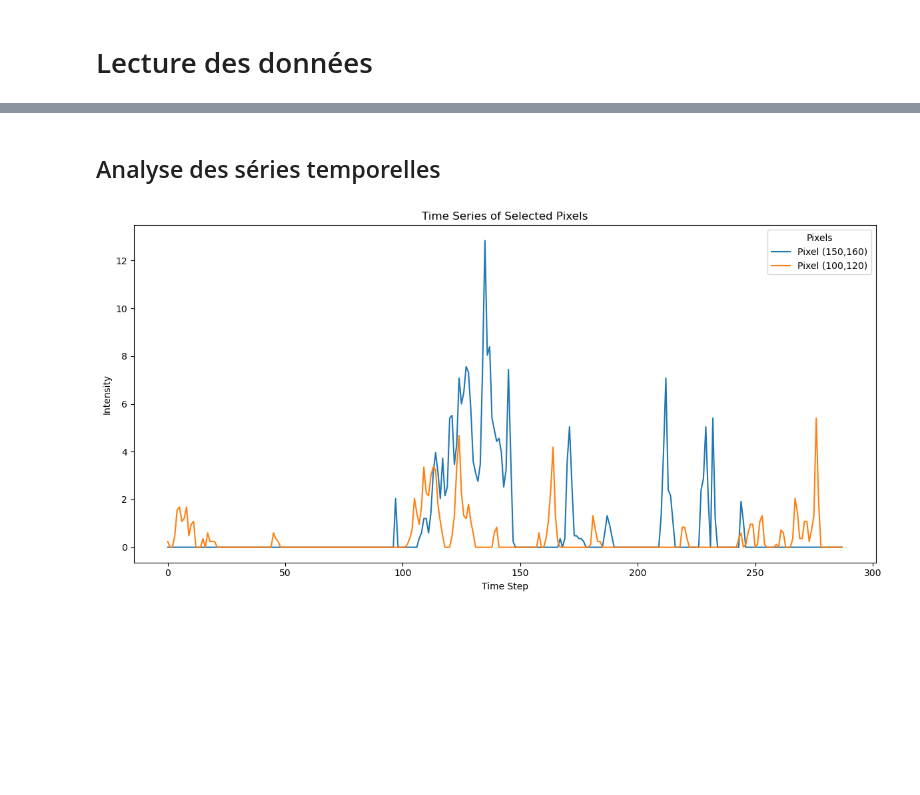
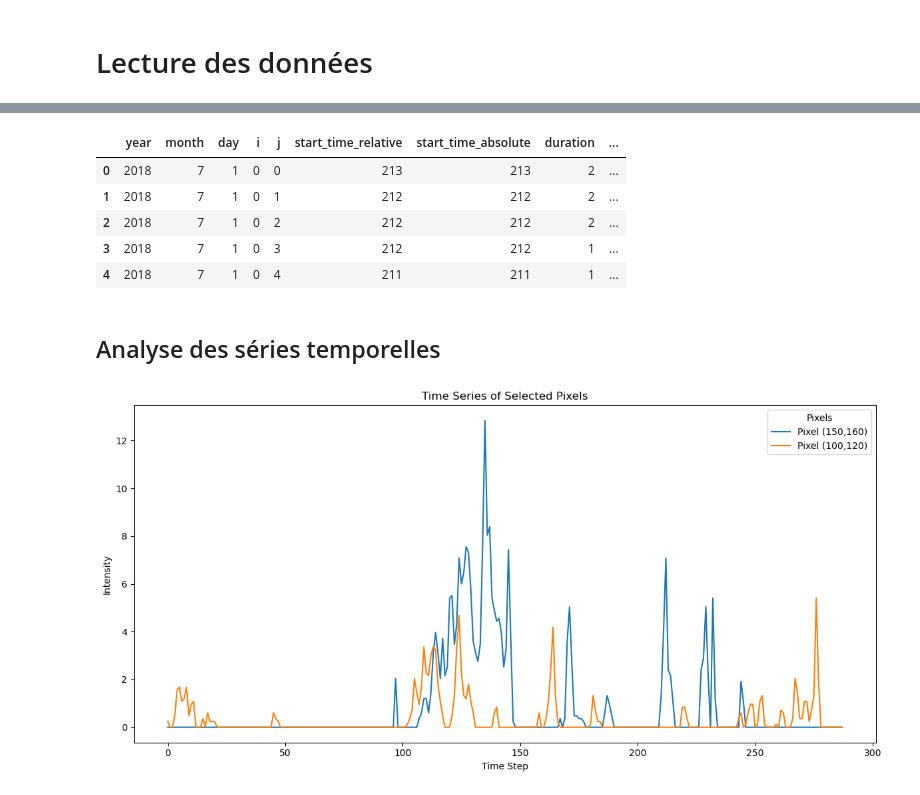
Before and after one commit to benjamin-feldman/precipitations, a Jupyter notebook: notebooks/exploration.ipynb, the cells around one changed output, grey strips where cells are left out. Cells and saved outputs as stored; diff of their text form; code cells hidden in the pictures; blank space fills up the shorter version.

```diff
--- a/notebooks/exploration.ipynb
+++ b/notebooks/exploration.ipynb
@@ -43,3 +37,12 @@ df[FEATURES].describe()
+# %%
+df.head()
+# %% [output]
+|  | year | month | day | i | j | start_time_relative | start_time_absolute | duration | ... |
+| 0 | 2018 | 7 | 1 | 0 | 0 | 213 | 213 | 2 | ... |
+| 1 | 2018 | 7 | 1 | 0 | 1 | 212 | 212 | 2 | ... |
+| 2 | 2018 | 7 | 1 | 0 | 2 | 212 | 212 | 2 | ... |
+| 3 | 2018 | 7 | 1 | 0 | 3 | 212 | 212 | 1 | ... |
+| 4 | 2018 | 7 | 1 | 0 | 4 | 211 | 211 | 1 | ... |
 # %% [markdown]
 ## Analyse des séries temporelles
 # %%
```
Also changed, not shown: parts of 3 cells of this notebook.
